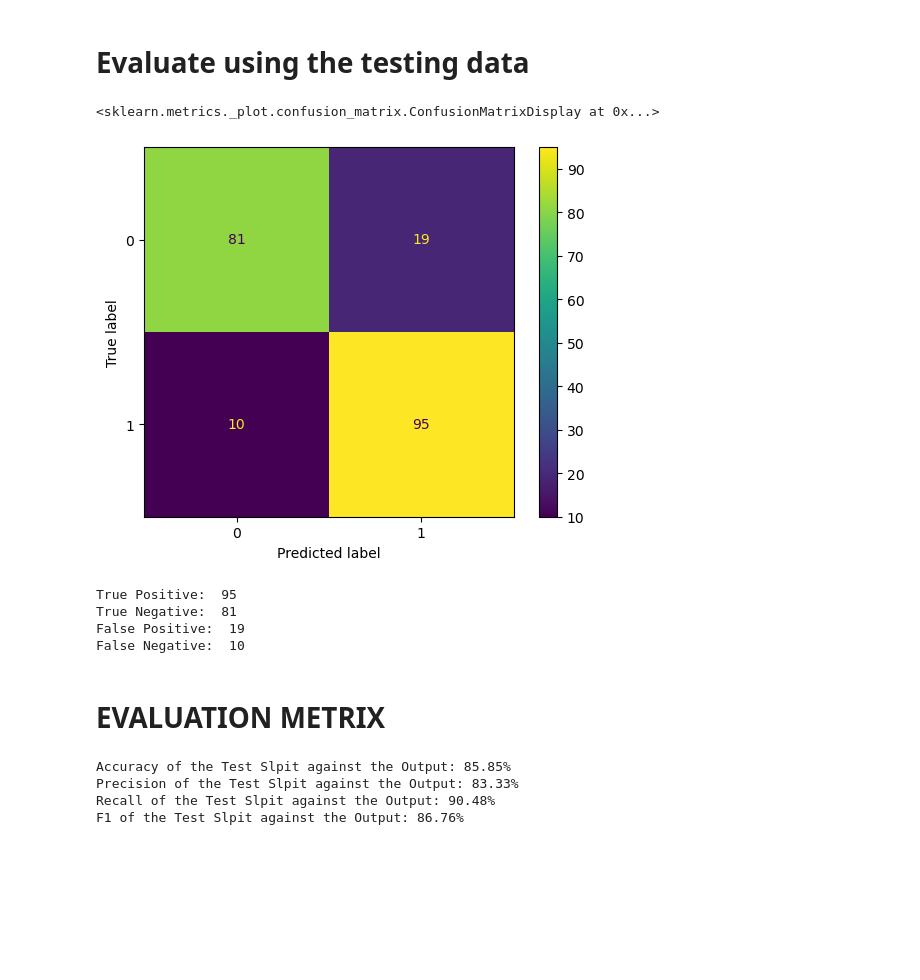
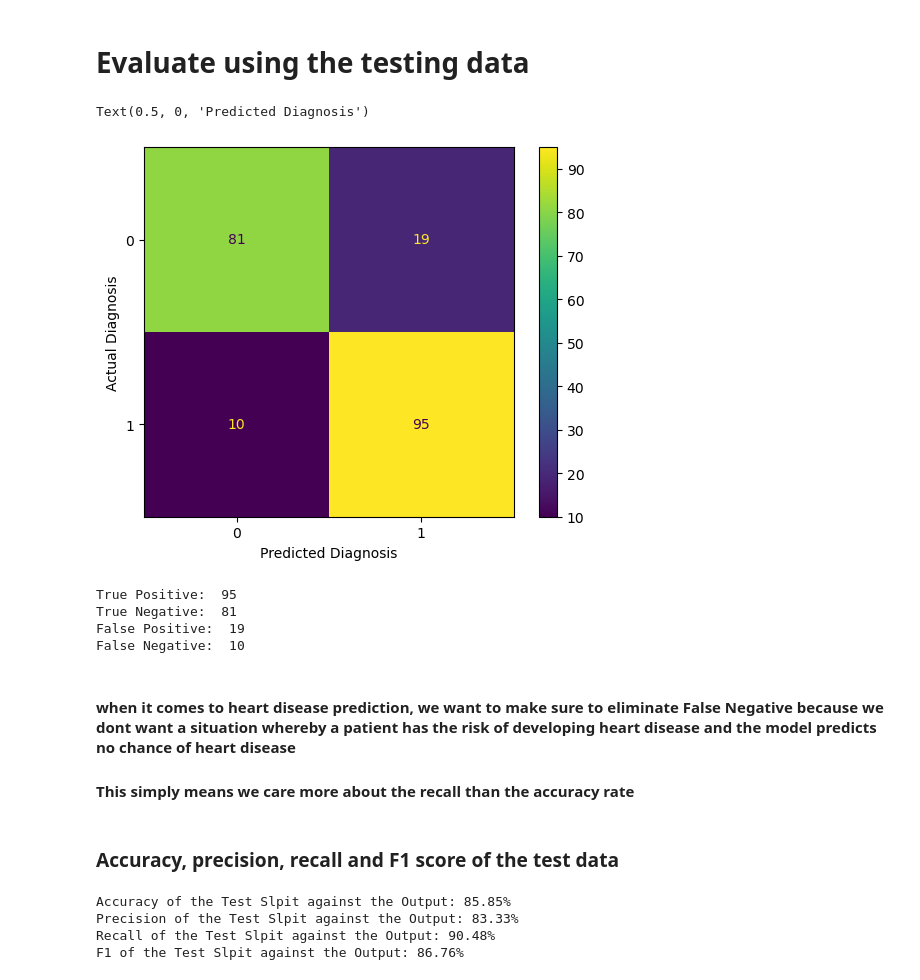
Before and after one commit to iamsermie/AI-Ethics-and-Applications-ICA, a Jupyter notebook: Bias_model_training.ipynb, the cells around one changed output. Cells and saved outputs as stored; diff of their text form; code cells hidden in the pictures; blank space fills up the shorter version.

```diff
--- a/Bias_model_training.ipynb
+++ b/Bias_model_training.ipynb
@@ -261,0 +231,9 @@ plt.show()
+# %%
+#Label Encoding the Sex and Target Column
+from sklearn.preprocessing import LabelEncoder
+labelencoder = LabelEncoder()
+
+#Transformation of Categorical Data into Numberical Data
+df['sex'] = labelencoder.fit_transform(df['sex'])
+df['target'] = labelencoder.fit_transform(df['target'])
+df.head(15)
@@ -411,13 +415,15 @@ Y_predict=SVM_model.predict(X_test)
 # %%
 from sklearn.metrics import confusion_matrix, ConfusionMatrixDisplay
 
 #Display the confusion matrix for your model
 cm = confusion_matrix(Y_test, Y_predict)
 disp = ConfusionMatrixDisplay(confusion_matrix=cm)
 disp.plot()
+plt.ylabel('Actual Diagnosis')
+plt.xlabel('Predicted Diagnosis')
 # %% [output]
-<sklearn.metrics._plot.confusion_matrix.ConfusionMatrixDisplay at 0x...>
+Text(0.5, 0, 'Predicted Diagnosis')
-[figure, old version]
+[figure, new version]
 # %%
 print ("True Positive: ", cm[1][1])
 print ("True Negative: ", cm[0][0])
@@ -428,8 +434,12 @@ True Positive:  95
 True Negative:  81
 False Positive:  19
 False Negative:  10
-# %% [markdown]
-# EVALUATION METRIX
+# %% [markdown]
+#### when it comes to heart disease prediction, we want to make sure to eliminate False Negative because we dont want a situation whereby a patient has the risk of developing heart disease and the model predicts no chance of heart disease
+
+#### This simply means we care more about the recall than the accuracy rate
+# %% [markdown]
+### Accuracy, precision, recall and F1 score of the test data
 # %%
 from sklearn.metrics import *
 
```
Also changed, not shown: parts of 42 cells of this notebook, 1 other file.
